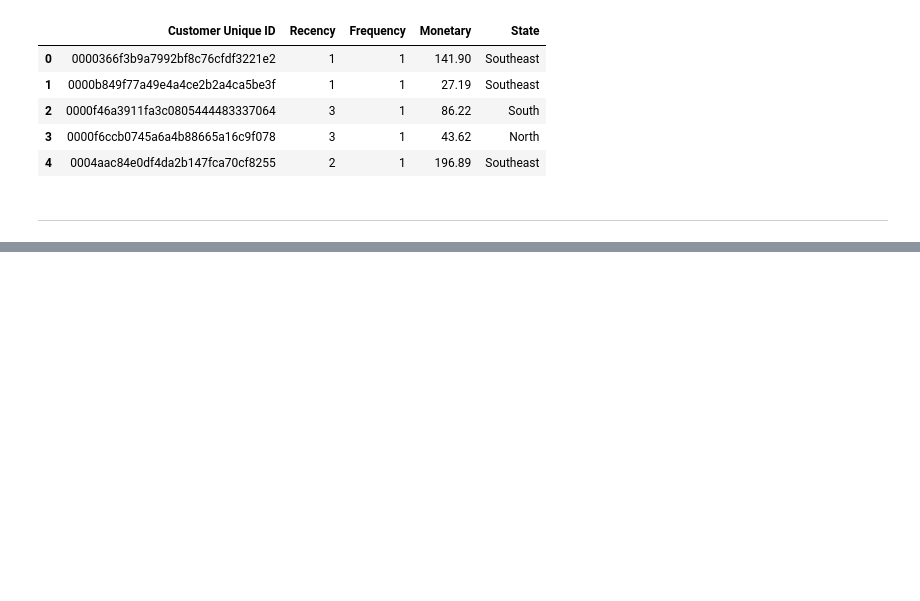
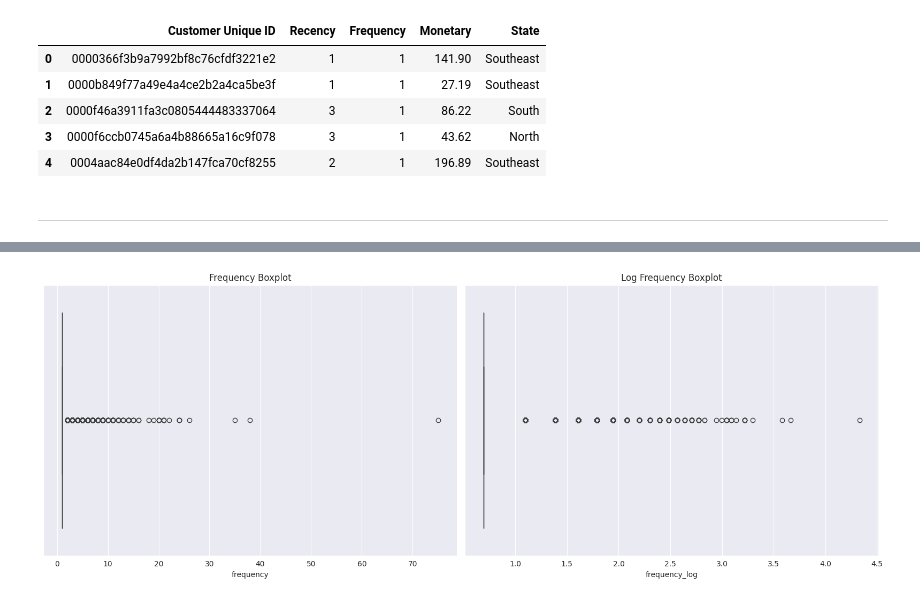
Before and after one commit to pt-sinan-akbar/Dataset-Thesis, a Jupyter notebook: BrazilDataSet.ipynb, the cells around one changed output, grey strips where cells are left out. Drawn from its saved outputs; the diff is of its cells as text; code cells hidden in the pictures; blank space fills up the shorter version.

```diff
--- a/BrazilDataSet.ipynb
+++ b/BrazilDataSet.ipynb
@@ -868,0 +921,7 @@ RFMD.head()
+# %%
+RMFD_features = RFMD_Raw[['recency', 'frequency', 'monetary']].copy()
+
+RMFD_features['frequency_log'] = np.log1p(RMFD_features['frequency'])
+
+# describe %1 %5 %10 %25 %50 %75 %90 %95 %99
+RMFD_features.describe([0.01, 0.05, 0.1, 0.25, 0.5, 0.75, 0.9, 0.95, 0.99]).T
@@ -868,0 +934,13 @@ RFMD.head()
+# %%
+fig, axes = plt.subplots(1, 2, figsize=(16, 6))
+
+sns.boxplot(x='frequency', data=RMFD_features, ax=axes[0])
+axes[0].set_title('Frequency Boxplot')
+
+sns.boxplot(x='frequency_log', data=RMFD_features, ax=axes[1])
+axes[1].set_title('Log Frequency Boxplot')
+
+plt.tight_layout()
+plt.show()
+# %% [output]
+[figure, added]
```
Also changed, not shown: parts of 20 cells of this notebook.
